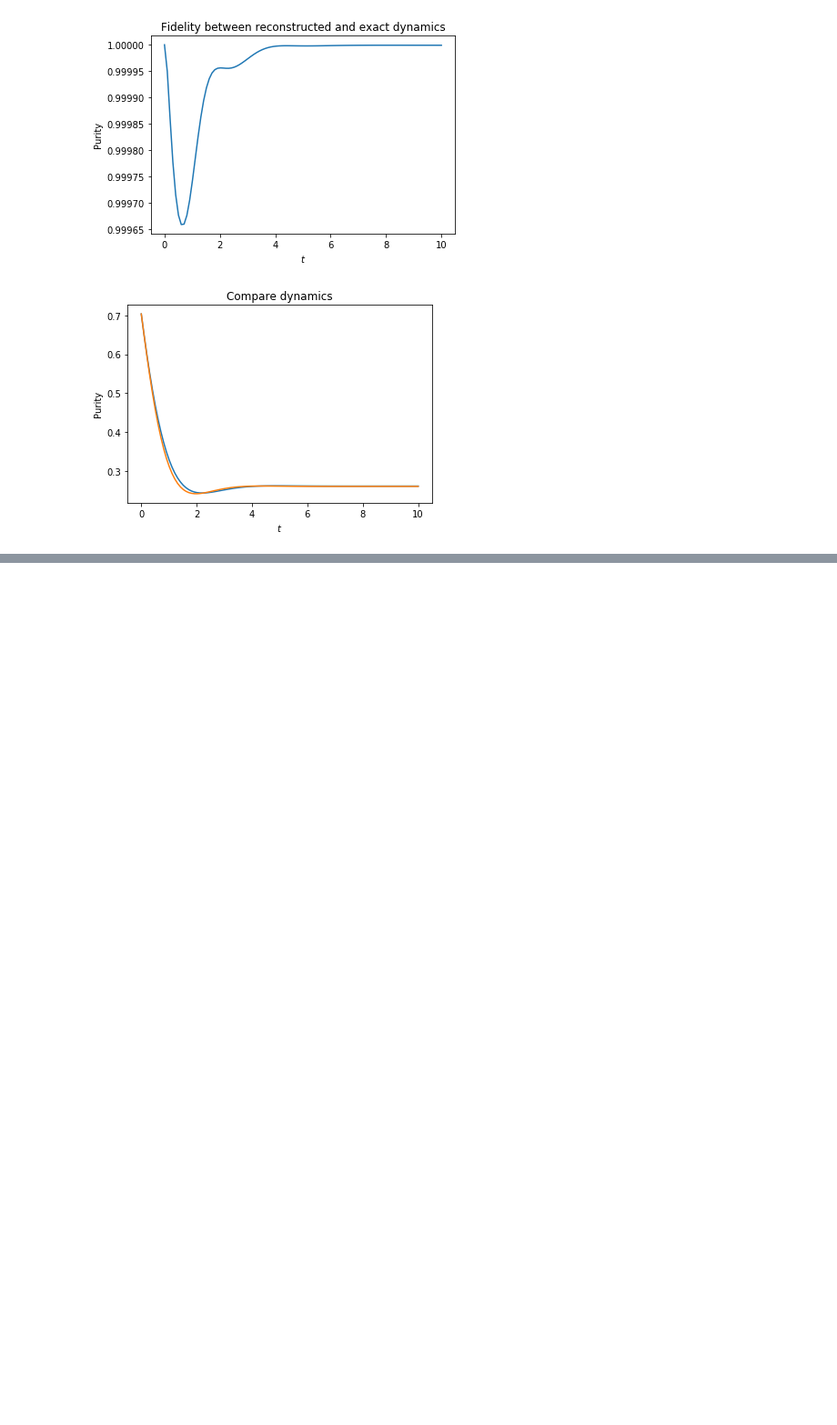
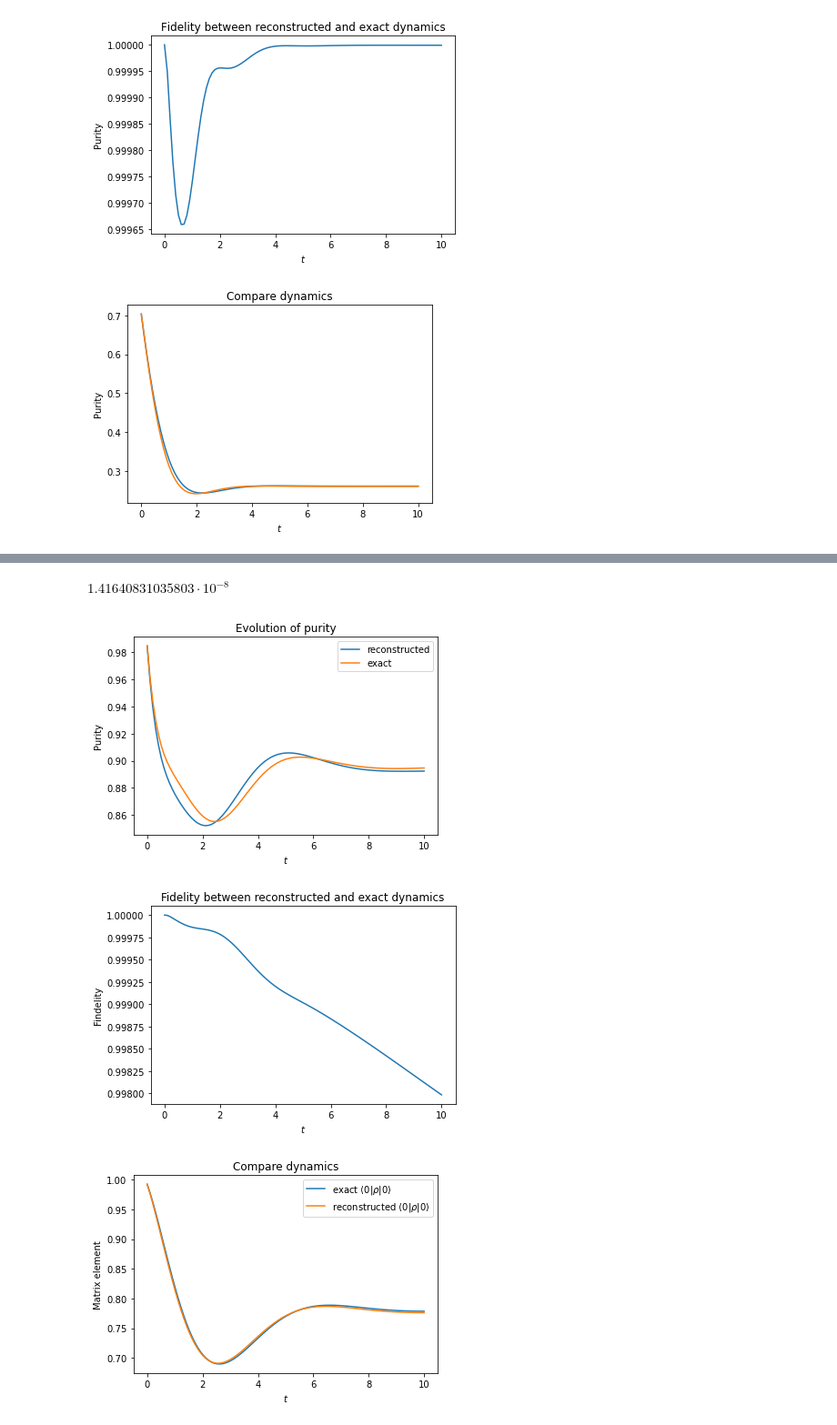
Before and after one commit to dibondar/QSystemIdentification, a Jupyter notebook: Lindblad_SI_compop.ipynb, the cells around one changed output, grey strips where cells are left out. Shown: that part at 91% size. Drawn from its saved outputs; the diff is of its cells as text; code cells hidden in the pictures; blank space fills up the shorter version.

```diff
--- a/Lindblad_SI_compop.ipynb
+++ b/Lindblad_SI_compop.ipynb
@@ -430,0 +493,8 @@ plt.show()
+# %%
+# Constrain function
+
+# symbolically get the Jacobian
+const_jac = list(Matrix([constrain]).jacobian(x))
+
+const_fun = lambdify(x, constrain, 'numpy')
+const_jac = lambdify(x, const_jac, 'numpy')
@@ -430,0 +525,63 @@ plt.show()
+# %%
+constrain.subs(solution)
+# %% [output]
+$\displaystyle 1.41640831035803 \cdot 10^{-8}$
+# %%
+rho_reconstructed = [rho[0]]
+
+for _ in range(len(rho) - 1):
+    rho_reconstructed.append(
+        K1_reconstructed @ rho_reconstructed[-1] @ K1_reconstructed.conj().T +
+        K2_reconstructed @ rho_reconstructed[-1] @ K2_reconstructed.conj().T
+    )
+
+rho_reconstructed = [Qobj(_) for _ in rho_reconstructed]
+# %%
+plt.title("Evolution of purity")
+plt.plot(
+    results.times,
+    [_.purity() for _ in rho_reconstructed],
+    label='reconstructed'
+)
+plt.plot(
+    results.times,
+    [_.purity() for _ in results.states],
+    label='exact'
+)
+
+plt.xlabel('$t$')
+plt.ylabel('Purity')
+plt.legend()
+plt.show()
+
+plt.title("Fidelity between reconstructed and exact dynamics")
+plt.plot(
+    results.times,
+    [fidelity(rho1, rho2) for rho1, rho2 in zip(rho_reconstructed, results.states)]
+)
+
+plt.xlabel('$t$')
+plt.ylabel('Findelity')
+plt.show()
+
+plt.title("Compare dynamics")
+plt.plot(
+    results.times,
+    [rho[0,0].real for rho in results.states],
+    label=r'exact $\langle 0|\rho|0 \rangle$'
+)
+
+plt.plot(
+    results.times,
+    [rho[0,0].real for rho in rho_reconstructed],
+    label=r'reconstructed $\langle 0|\rho|0 \rangle$'
+)
+
+plt.xlabel('$t$')
+plt.ylabel('Matrix element')
+plt.legend()
+plt.show()
+# %% [output]
+[figure, added]
+[figure, added]
+[figure, added]
```
Also changed, not shown: parts of 14 cells of this notebook.
